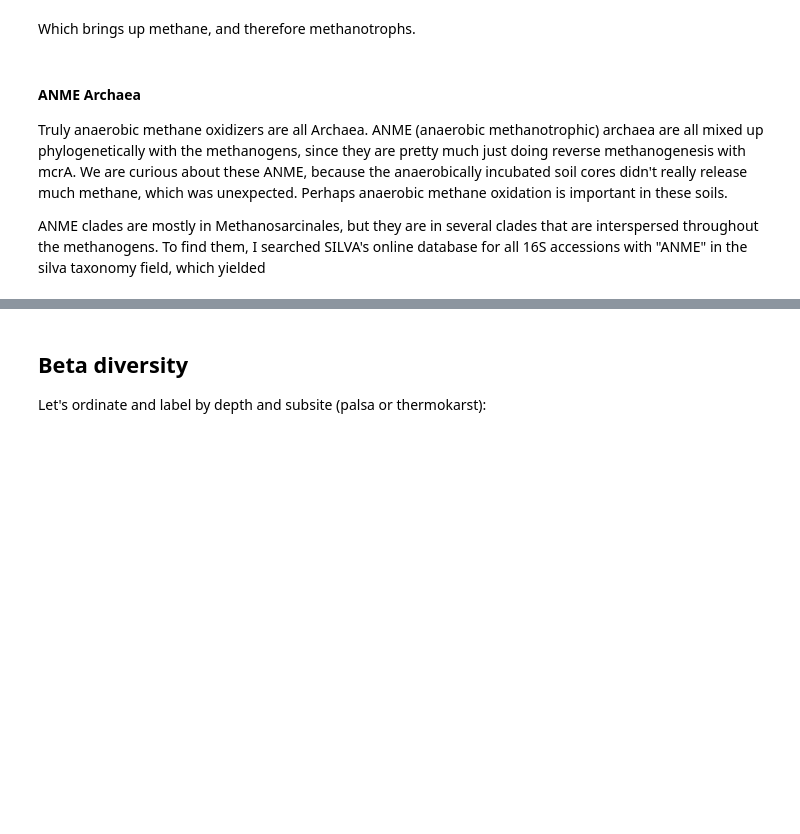
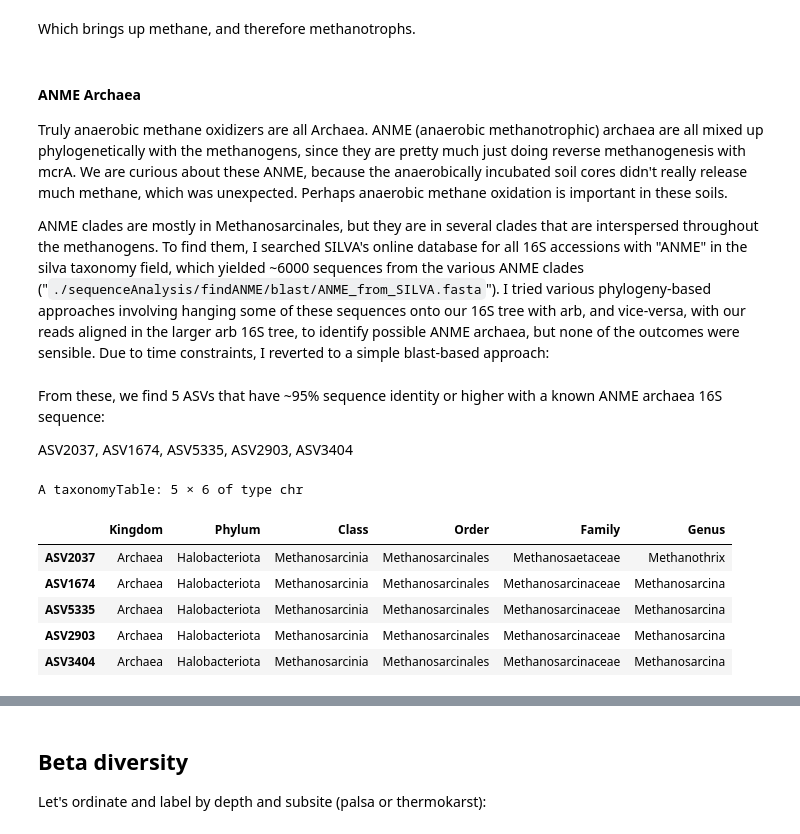
Before and after one commit to danchurch/sphagnumCUEmetabarcoding, a Jupyter notebook: sequenceAnalysis/firstLookPeat16s.ipynb, the cells around one changed output, grey strips where cells are left out. Drawn from its saved outputs; the diff is of its cells as text; code cells hidden in the pictures; blank space fills up the shorter version.

```diff
--- a/sequenceAnalysis/firstLookPeat16s.ipynb
+++ b/sequenceAnalysis/firstLookPeat16s.ipynb
@@ -545,4 +564,4 @@ Which brings up methane, and therefore methanotrophs.
 
 Truly anaerobic methane oxidizers are all Archaea. ANME (anaerobic methanotrophic) archaea are all mixed up phylogenetically with the methanogens, since they are pretty much just doing reverse methanogenesis with mcrA. We are curious about these ANME, because the anaerobically incubated soil cores didn't really release much methane, which was unexpected. Perhaps anaerobic methane oxidation is important in these soils.
 
-ANME clades are mostly in Methanosarcinales, but they are in several clades that are interspersed throughout the methanogens. To find them, I searched SILVA's online database for all 16S accessions with "ANME" in the silva taxonomy field, which yielded
+ANME clades are mostly in Methanosarcinales, but they are in several clades that are interspersed throughout the methanogens. To find them, I searched SILVA's online database for all 16S accessions with "ANME" in the silva taxonomy field, which yielded ~6000 sequences from the various ANME clades ("`./sequenceAnalysis/findANME/blast/ANME_from_SILVA.fasta`"). I tried various phylogeny-based approaches involving hanging some of these sequences onto our 16S tree with arb, and vice-versa, with our reads aligned in the larger arb 16S tree, to identify possible ANME archaea, but none of the outcomes were sensible. Due to time constraints, I reverted to a simple blast-based approach:
@@ -548,0 +589,14 @@ ANME clades are mostly in Methanosarcinales, but they are in several clades that
+# %% [markdown]
+From these, we find 5 ASVs that have ~95% sequence identity or higher with a known ANME archaea 16S sequence:
+
+ASV2037, ASV1674, ASV5335, ASV2903, ASV3404
+# %%
+tax_table(ps007_cleaned_sqrt_prop)[c("ASV2037", "ASV1674", "ASV5335", "ASV2903", "ASV3404"),]
+# %% [output]
+A taxonomyTable: 5 × 6 of type chr
+|  | Kingdom | Phylum | Class | Order | Family | Genus |
+| ASV2037 | Archaea | Halobacteriota | Methanosarcinia | Methanosarcinales | Methanosaetaceae | Methanothrix |
+| ASV1674 | Archaea | Halobacteriota | Methanosarcinia | Methanosarcinales | Methanosarcinaceae | Methanosarcina |
+| ASV5335 | Archaea | Halobacteriota | Methanosarcinia | Methanosarcinales | Methanosarcinaceae | Methanosarcina |
+| ASV2903 | Archaea | Halobacteriota | Methanosarcinia | Methanosarcinales | Methanosarcinaceae | Methanosarcina |
+| ASV3404 | Archaea | Halobacteriota | Methanosarcinia | Methanosarcinales | Methanosarcinaceae | Methanosarcina |
```
Also changed, not shown: parts of 22 cells of this notebook, 1 other file.
